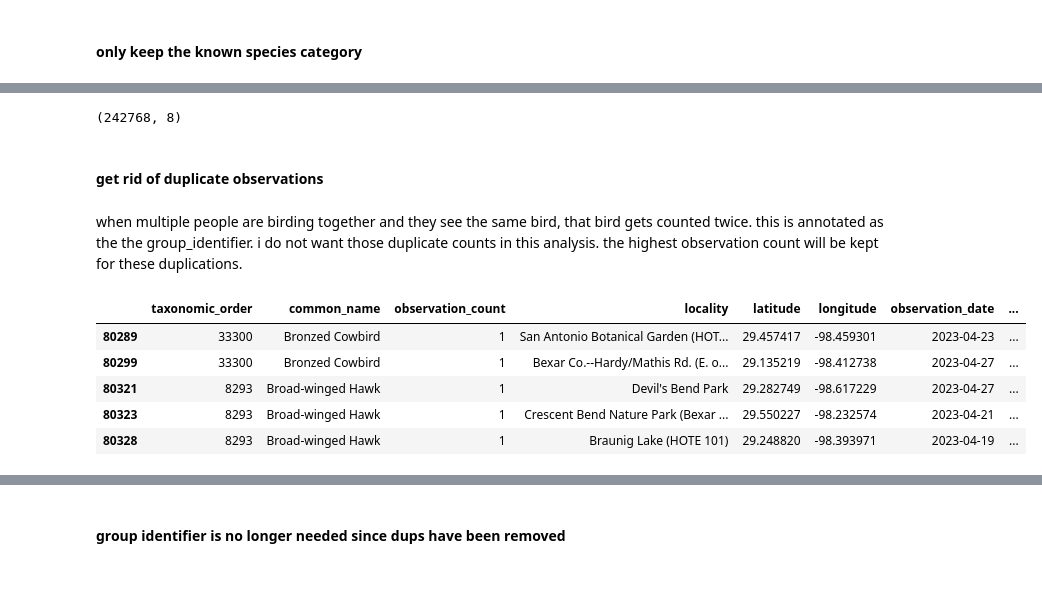
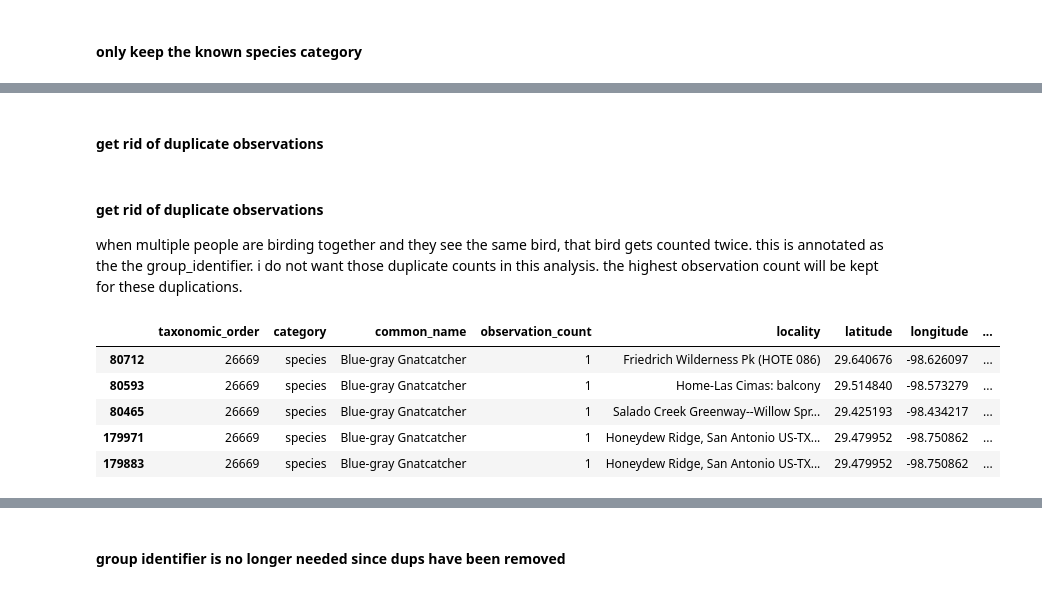
Before and after one commit to misty-garcia/bird_data, a Jupyter notebook: bexar_county_2023.ipynb, the cells around one changed output, grey strips where cells are left out. Cells and saved outputs as stored; diff of their text form; code cells hidden in the pictures.

```diff
--- a/bexar_county_2023.ipynb
+++ b/bexar_county_2023.ipynb
@@ -75,0 +100,8 @@ df = df_init.drop(columns=['global_unique_identifier','last_edited_date','taxon_
+# %%
+#find all dupe checklists
+#sort them by observation count
+#drop the duplicates, except teh first instance
+df_keep_dups = dft [dft.group_identifier.notnull()].sort_values('observation_count',
+                                               ascending=False).drop_duplicates(subset=['taxonomic_order',
+                                                                                        'group_identifier'])
+df_keep_dups.tail()
@@ -75,0 +119,4 @@ df = df_init.drop(columns=['global_unique_identifier','last_edited_date','taxon_
+# %%
+#remove all duplicate checklists completely
+df_no_dups = dft [dft.group_identifier.isnull()]
+df_no_dups.head()
@@ -75,0 +134,8 @@ df = df_init.drop(columns=['global_unique_identifier','last_edited_date','taxon_
+# %%
+#combine the no dups df with the first dups only df
+df = pd.concat([df_no_dups, df_keep_dups])
+
+#drop group identifier column, as its no longer needed
+df = df.drop('group_identifier', axis=1)
+
+df.head()
@@ -75,0 +152,2 @@ df = df_init.drop(columns=['global_unique_identifier','last_edited_date','taxon_
+# %%
+df = df [df.observation_date >= '2002-01-01']
@@ -333,4 +408,0 @@ dfviz.head()
-# %%
-dfviz.shape
-# %% [output]
-(242768, 8)
@@ -337,22 +413,41 @@ dfviz.shape
 # %% [markdown]
 #### get rid of duplicate observations
 # %% [markdown]
+#### get rid of duplicate observations
+
 when multiple people are birding together and they see the same bird, that bird gets counted twice. this is annotated as the the group_identifier. i do not want those duplicate counts in this analysis. the highest observation count will be kept for these duplications.
 # %%
 #find all dupe checklists
 #sort them by observation count
 #drop the duplicates, except teh first instance
-df_keep_dups = dfviz [dfviz.group_identifier.notnull()].sort_values('observation_count',
+df_keep_dups = df [df.group_identifier.notnull()].sort_values('observation_count',
                                                ascending=False).drop_duplicates(subset=['taxonomic_order',
                                                                                         'group_identifier'])
 df_keep_dups.tail()
+
+df_keep_dups.shape
+
+#remove all duplicate checklists completely
+df_no_dups = df [df.group_identifier.isnull()]
+df_no_dups.head()
+
+df_no_dups.shape
+
+#combine the no dups df with the first dups only df
+dff = pd.concat([df_no_dups, df_keep_dups])
+
+dff.head()
+
+dff = dff.drop('group_identifier', axis=1)
+
+dff.head()
 # %% [output]
-|  | taxonomic_order | common_name | observation_count | locality | latitude | longitude | observation_date | ... |
-| 80289 | 33300 | Bronzed Cowbird | 1 | San Antonio Botanical Garden (HOT... | 29.457417 | -98.459301 | 2023-04-23 | ... |
-| 80299 | 33300 | Bronzed Cowbird | 1 | Bexar Co.--Hardy/Mathis Rd. (E. o... | 29.135219 | -98.412738 | 2023-04-27 | ... |
-| 80321 | 8293 | Broad-winged Hawk | 1 | Devil's Bend Park | 29.282749 | -98.617229 | 2023-04-27 | ... |
-| 80323 | 8293 | Broad-winged Hawk | 1 | Crescent Bend Nature Park (Bexar ... | 29.550227 | -98.232574 | 2023-04-21 | ... |
-| 80328 | 8293 | Broad-winged Hawk | 1 | Braunig Lake (HOTE 101) | 29.248820 | -98.393971 | 2023-04-19 | ... |
+|  | taxonomic_order | category | common_name | observation_count | locality | latitude | longitude | ... |
+| 80712 | 26669 | species | Blue-gray Gnatcatcher | 1 | Friedrich Wilderness Pk (HOTE 086) | 29.640676 | -98.626097 | ... |
+| 80593 | 26669 | species | Blue-gray Gnatcatcher | 1 | Home-Las Cimas: balcony | 29.514840 | -98.573279 | ... |
+| 80465 | 26669 | species | Blue-gray Gnatcatcher | 1 | Salado Creek Greenway--Willow Spr... | 29.425193 | -98.434217 | ... |
+| 179971 | 26669 | species | Blue-gray Gnatcatcher | 1 | Honeydew Ridge, San Antonio US-TX... | 29.479952 | -98.750862 | ... |
+| 179883 | 26669 | species | Blue-gray Gnatcatcher | 1 | Honeydew Ridge, San Antonio US-TX... | 29.479952 | -98.750862 | ... |
 # %%
 df_keep_dups.shape
 # %% [output]
```
Also changed, not shown: parts of 41 cells of this notebook, 1 other file.
